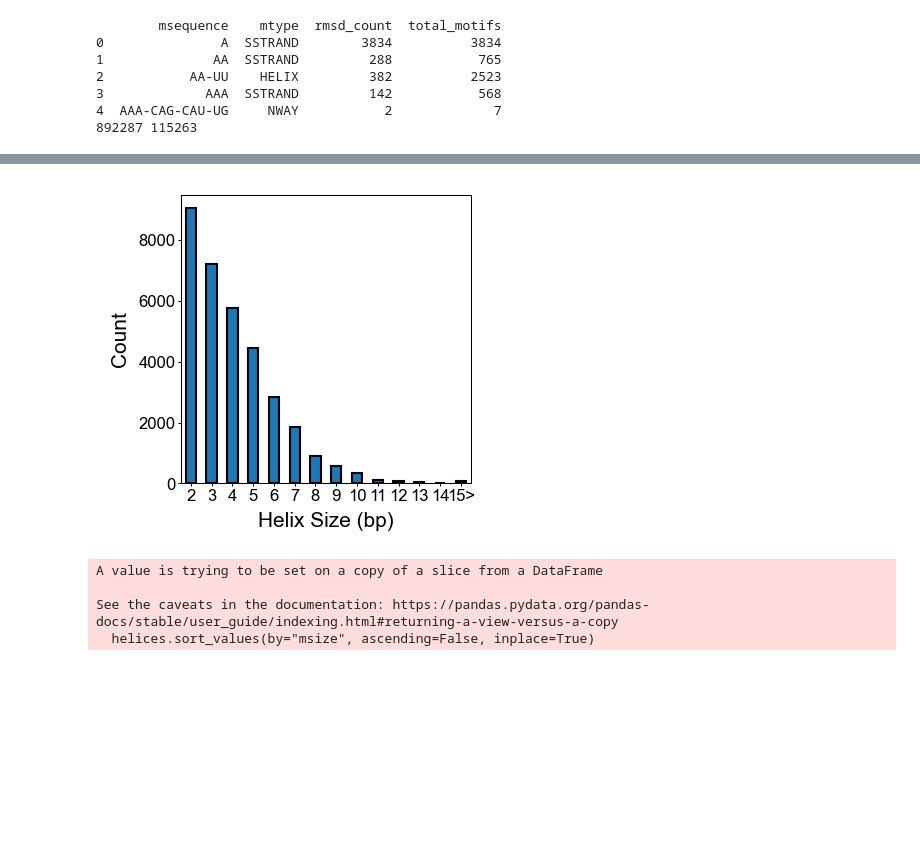
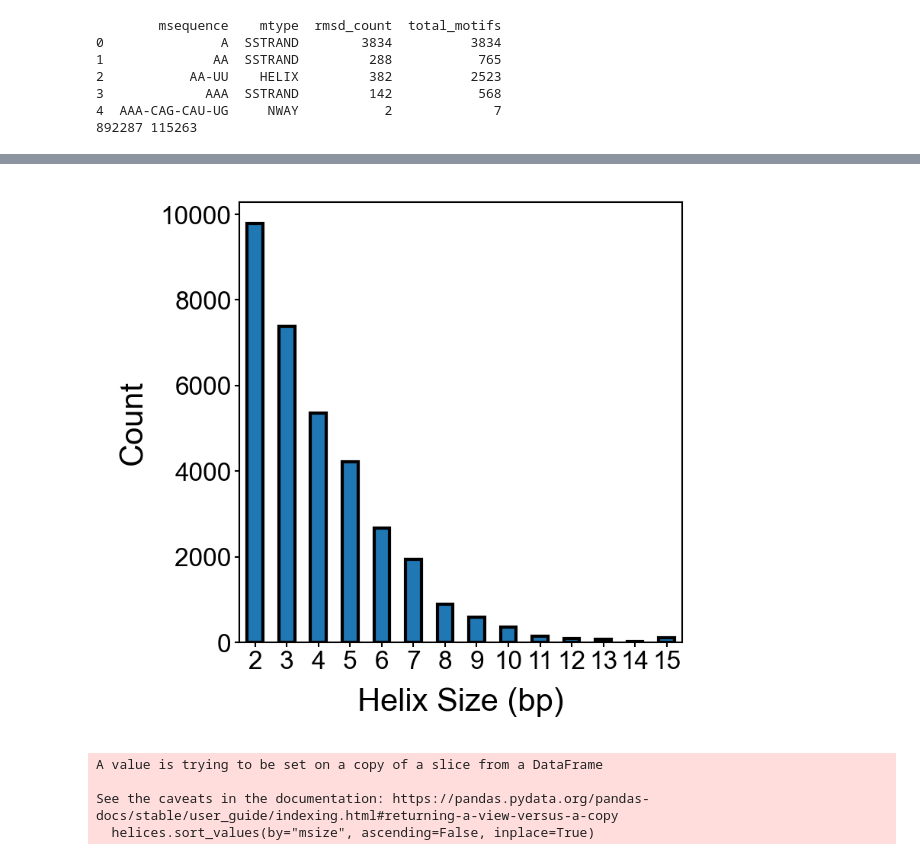
Before and after one commit to YesselmanLab/rna_motif_library, a Jupyter notebook: notebooks/non_redundant_motifs.ipynb, the cells around one changed output, grey strips where cells are left out. Saved outputs shown, nothing was run; the diff lists cells and outputs as text; code cells hidden in the pictures; blank space fills up the shorter version.

```diff
--- a/notebooks/non_redundant_motifs.ipynb
+++ b/notebooks/non_redundant_motifs.ipynb
@@ -142,0 +123,6 @@ df_unique = df_unique.query("mtype != 'UNKNOWN'")
+# %%
+path = "../data/summaries/non_redundant_motifs.csv"
+df = pd.read_csv(path)
+df = add_motif_name_columns(df, "motif_name")
+df = df.query("mtype != 'UNKNOWN'")
+df = add_residue_count(df)
@@ -152,23 +175,23 @@ publication_style_ax(ax)
 # %%
 # Get helices and their sizes
-helices = df_unique.query("mtype == 'HELIX'").copy()
+helices = df.query("mtype == 'HELIX'").copy()
 helices["msize"] = helices["msize"].astype(int)
 helix_sizes = helices["msize"].astype(int).value_counts()
 
 # Group sizes > 14 into one category
 grouped_sizes = helix_sizes.copy()
 large_helices = grouped_sizes[grouped_sizes.index > 14].sum()
 grouped_sizes = grouped_sizes[grouped_sizes.index <= 14]
-grouped_sizes["15>"] = large_helices
+grouped_sizes["15"] = large_helices
 
 # Create bar plot of helix sizes
-fig, ax = plt.subplots(figsize=(2.5, 2.5), dpi=150)
+fig, ax = plt.subplots(figsize=(2.5, 2.5), dpi=300)
 grouped_sizes.plot(kind="bar", ax=ax, edgecolor="black")
 ax.set_xlabel("Helix Size (bp)")
 ax.set_xticklabels(ax.get_xticklabels(), rotation=0, ha="center")
 
 ax.set_ylabel("Count")
 publication_style_ax(ax)
 # %% [output]
-[figure, old version]
+[figure, new version]
 # %%
```
Also changed, not shown: parts of 11 cells of this notebook, 18 other files.
